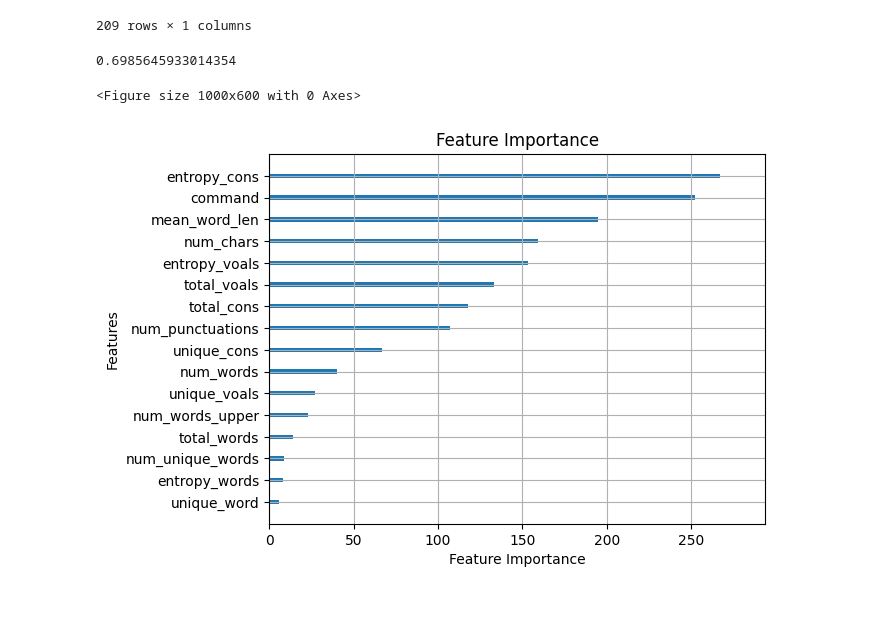
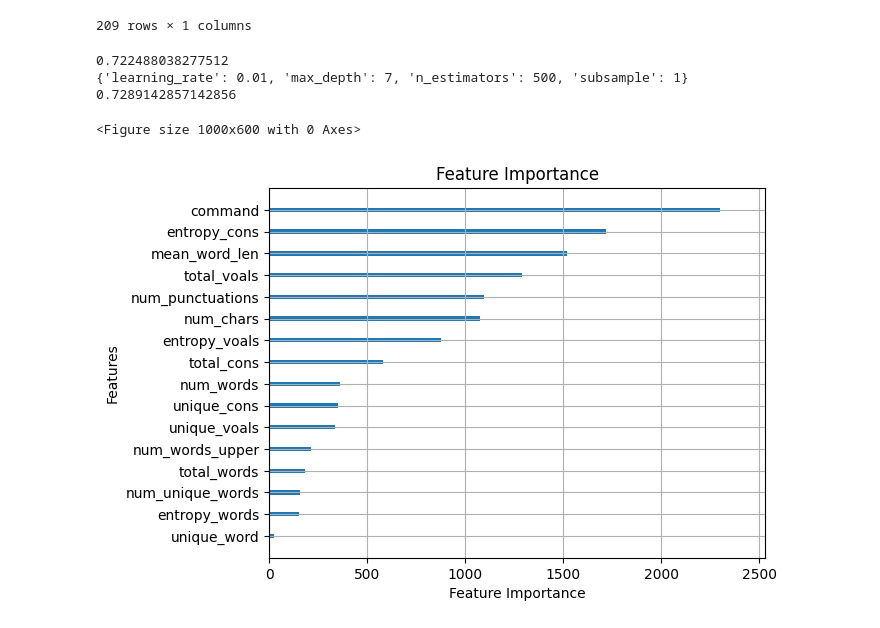
Before and after one commit to brownbishop/CommandClassifier, a Jupyter notebook: CommandsClassifier.ipynb, the cells around one changed output. Drawn from its saved outputs; the diff is of its cells as text; code cells hidden in the pictures.

Commit message:
better way to train, more accurate model

```diff
--- a/CommandsClassifier.ipynb
+++ b/CommandsClassifier.ipynb
@@ -408,11 +408,16 @@ y_train
 627 rows × 1 columns
 # %%
 import xgboost as xgb
-model = xgb.XGBClassifier(
-    max_leaves=0,
-    verbosity=1,
-    booster='dart',
-    enable_categorical=True,
-)
-model.fit(X_train, y_train)
+from sklearn.model_selection import GridSearchCV
+
+model = xgb.XGBClassifier(enable_categorical=True)
+param_grid = {
+    'max_depth': [3, 5, 7],
+    'learning_rate': [0.1, 0.01, 0.00],
+    'subsample': [0.5, 0.7, 1],
+    'n_estimators': [10, 30, 50, 90, 110, 150, 300, 500, 550, 600, 650, 700, 1000]
+}
+grid_search = GridSearchCV(model, param_grid, cv=5, scoring='accuracy')
+
+grid_search.fit(X_train, y_train)
 # %% [output]
@@ -430,3 +441,4 @@ XGBClassifier(base_score=None, booster='dart', callbacks=None,
 # %%
-model.save_model('commands-predictor-model.json')
+best_model = grid_search.best_estimator_
+best_model.save_model('commands-predictor-model.json')
 # %%
@@ -462,15 +474,19 @@ y_test
 # %%
 from sklearn.metrics import accuracy_score
 print(accuracy_score(pred, y_test))
+print(grid_search.best_params_)
+print(grid_search.best_score_)
 # %% [output]
-0.6985645933014354
+0.722488038277512
+{'learning_rate': 0.01, 'max_depth': 7, 'n_estimators': 500, 'subsample': 1}
+0.7289142857142856
 # %%
 from xgboost import plot_importance
 
 plt.figure(figsize=(10, 6))
-plot_importance(model, importance_type='weight', xlabel='Feature Importance', show_values=False)
+plot_importance(best_model, importance_type='weight', xlabel='Feature Importance', show_values=False)
 plt.title('Feature Importance')
 plt.show()
 # %% [output]
 <Figure size 1000x600 with 0 Axes>
-[figure, old version]
+[figure, new version]
```
Also changed, not shown: parts of 2 cells of this notebook, 1 other file.
